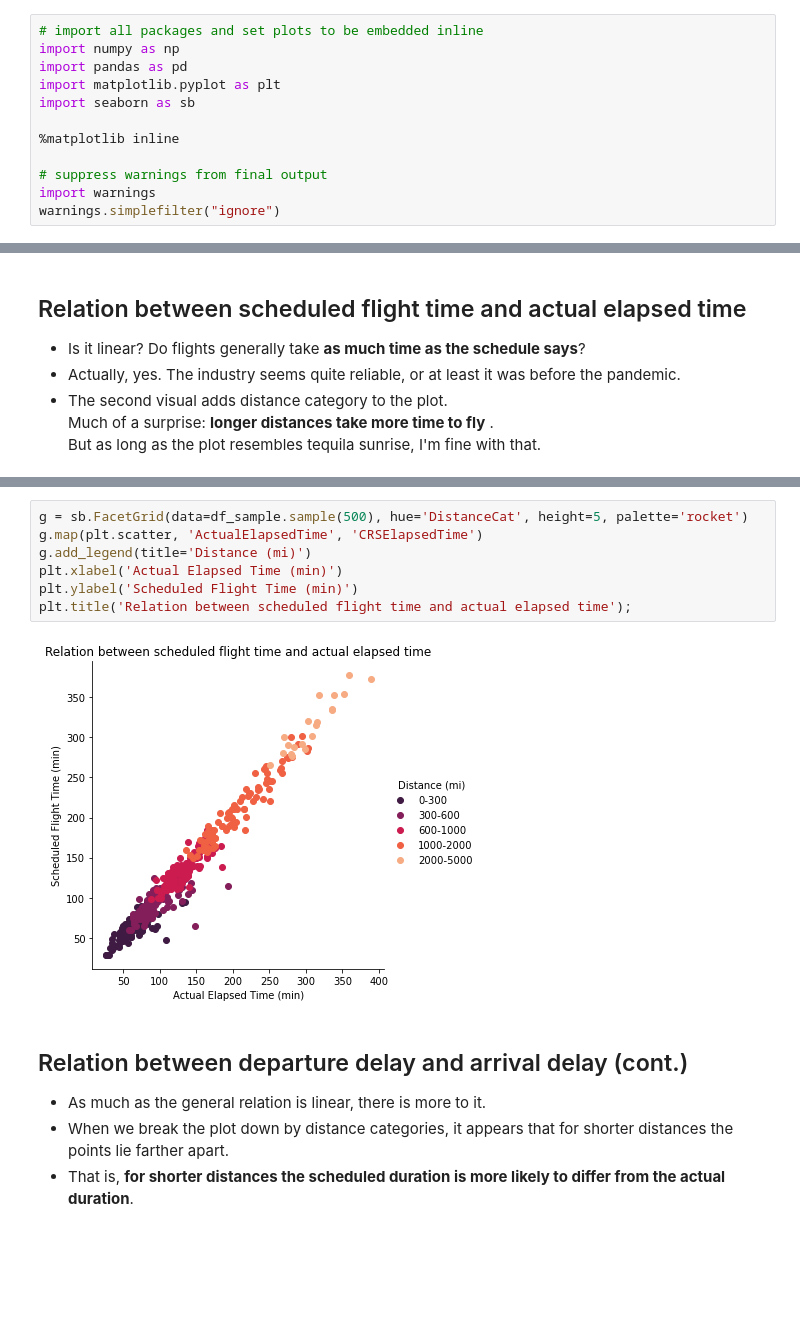
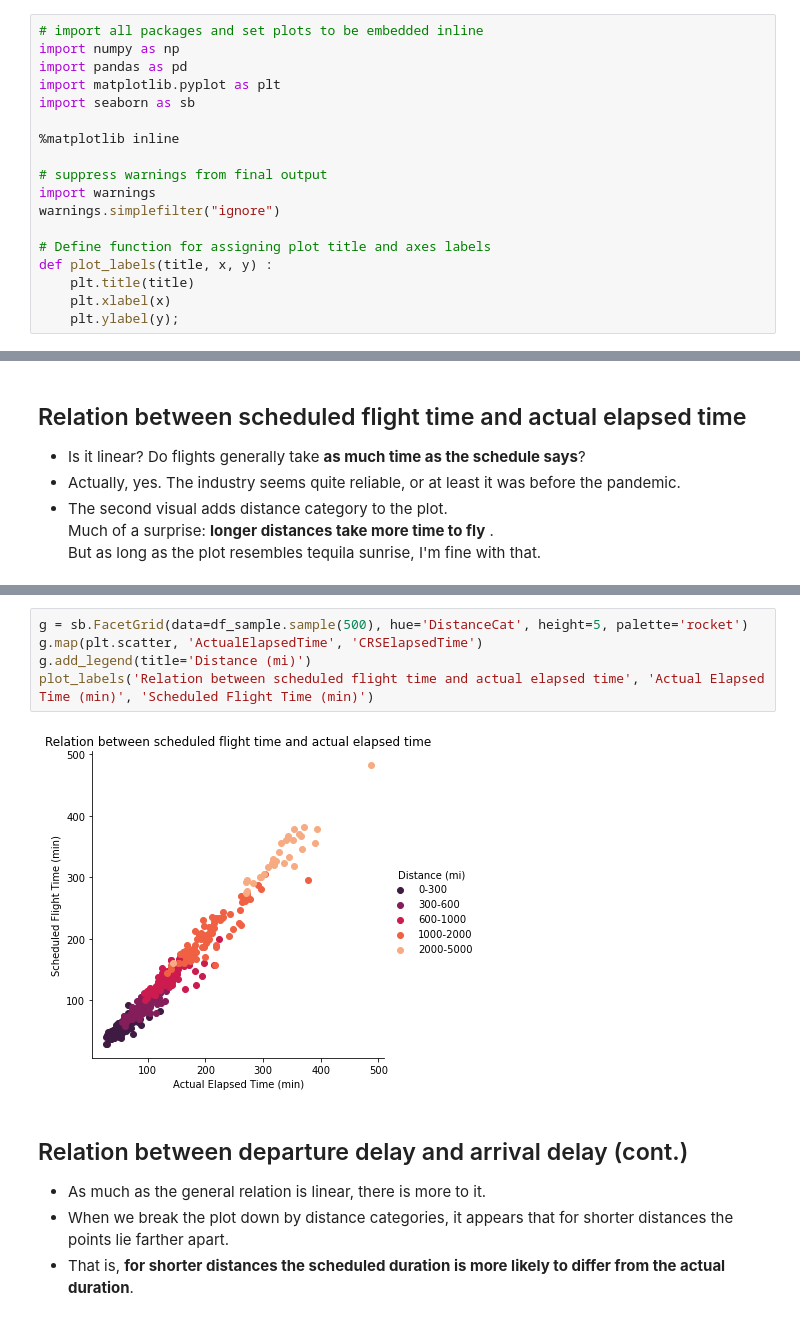
Before and after one commit to kaspaar/udacity-data_a, a Jupyter notebook: project_5/03_flights_slidedeck.ipynb, the cells around one changed output, grey strips where cells are left out. Drawn from its saved outputs; the diff is of its cells as text; blank space fills up the shorter version.

```diff
--- a/project_5/03_flights_slidedeck.ipynb
+++ b/project_5/03_flights_slidedeck.ipynb
@@ -31,6 +31,12 @@ import seaborn as sb
 # suppress warnings from final output
 import warnings
 warnings.simplefilter("ignore")
+
+# Define function for assigning plot title and axes labels
+def plot_labels(title, x, y) :
+    plt.title(title)
+    plt.xlabel(x)
+    plt.ylabel(y);
 # %%
 # load cancelled and diverted flights data
 df = pd.read_csv('./data/flights_cancelled.csv')
@@ -130,12 +130,10 @@ plt.title('Relation between scheduled flight time and actual elapsed time');
 # %%
 g = sb.FacetGrid(data=df_sample.sample(500), hue='DistanceCat', height=5, palette='rocket')
 g.map(plt.scatter, 'ActualElapsedTime', 'CRSElapsedTime')
 g.add_legend(title='Distance (mi)')
-plt.xlabel('Actual Elapsed Time (min)')
-plt.ylabel('Scheduled Flight Time (min)')
-plt.title('Relation between scheduled flight time and actual elapsed time');
+plot_labels('Relation between scheduled flight time and actual elapsed time', 'Actual Elapsed Time (min)', 'Scheduled Flight Time (min)')
 # %% [output]
-[figure, old version]
+[figure, new version]
 # %% [markdown]
 ## Relation between departure delay and arrival delay (cont.)
 - As much as the general relation is linear, there is more to it.
```
Also changed, not shown: parts of 11 cells of this notebook, 1 other file.
